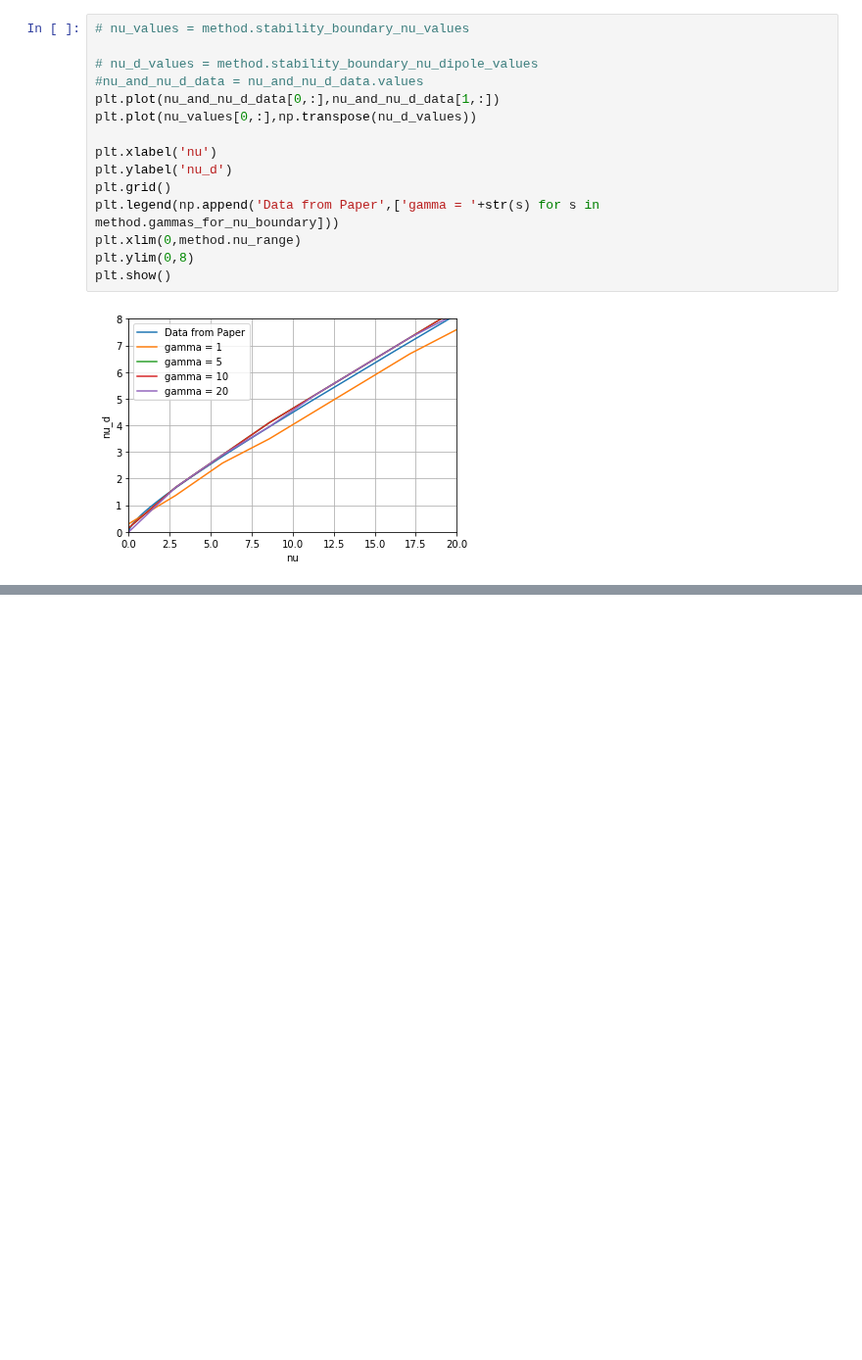
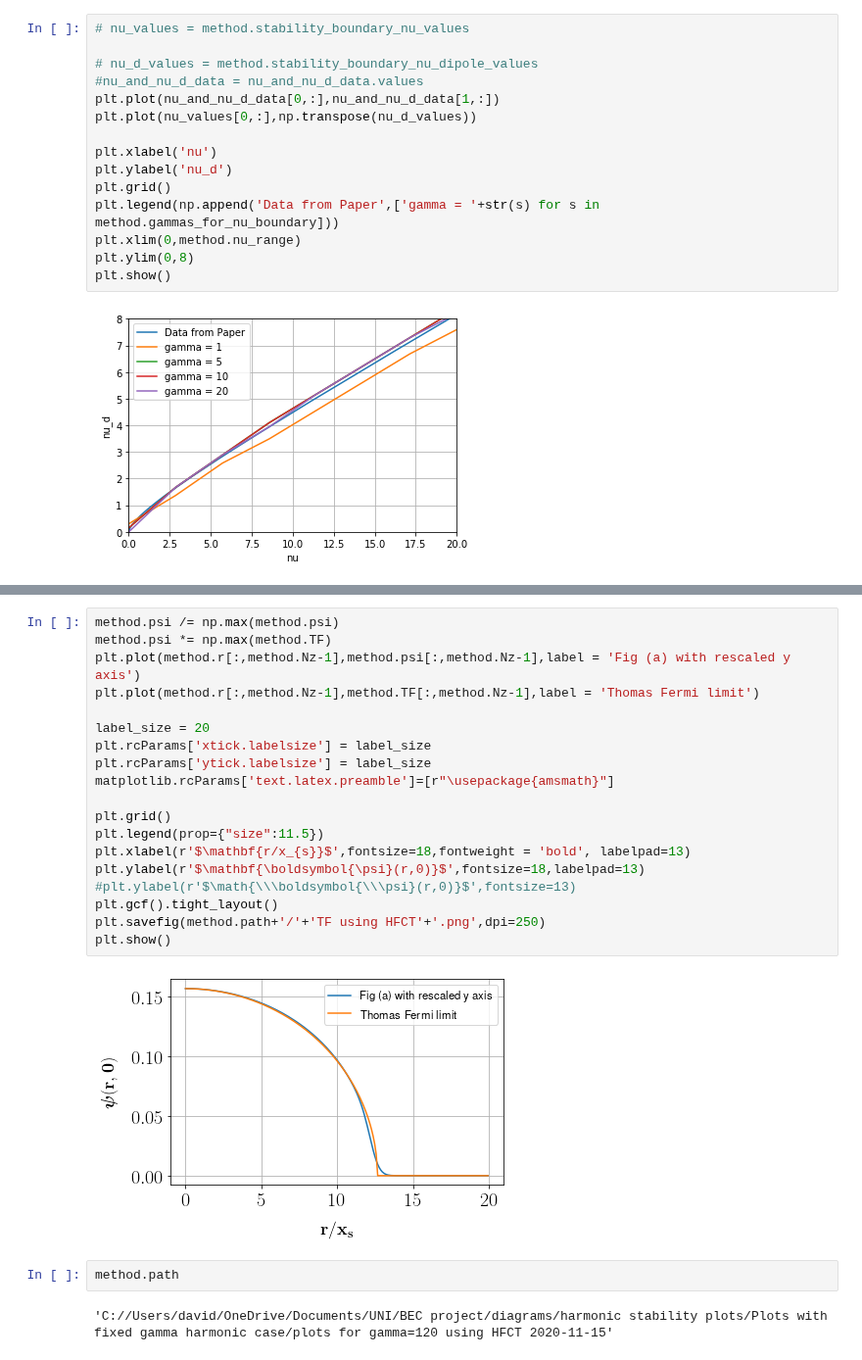
Before and after one commit to DavidStrachan1/BEC-of-dipolar-atoms-simulations, a Jupyter notebook: BEC project-checkpoint.ipynb, the cells around one changed output, grey strips where cells are left out. Shown at 98% size. Saved outputs shown, nothing was run; the diff lists cells and outputs as text; blank space fills up the shorter version.

```diff
--- a/BEC project-checkpoint.ipynb
+++ b/BEC project-checkpoint.ipynb
@@ -1211,0 +1455,25 @@ array([0.    , 0.0375, 0.075 , 0.1125, 0.15  , 0.1875, 0.225 , 0.2625,
+# %%
+method.psi /= np.max(method.psi)
+method.psi *= np.max(method.TF)
+plt.plot(method.r[:,method.Nz-1],method.psi[:,method.Nz-1],label = 'Fig (a) with rescaled y axis')
+plt.plot(method.r[:,method.Nz-1],method.TF[:,method.Nz-1],label = 'Thomas Fermi limit')
+
+label_size = 20
+plt.rcParams['xtick.labelsize'] = label_size
+plt.rcParams['ytick.labelsize'] = label_size
+matplotlib.rcParams['text.latex.preamble']=[r"\usepackage{amsmath}"]
+
+plt.grid()
+plt.legend(prop={"size":11.5})
+plt.xlabel(r'$\mathbf{r/x_{s}}$',fontsize=18,fontweight = 'bold', labelpad=13)
+plt.ylabel(r'$\mathbf{\boldsymbol{\psi}(r,0)}$',fontsize=18,labelpad=13)
+#plt.ylabel(r'$\math{\\\boldsymbol{\\\psi}(r,0)}$',fontsize=13)
+plt.gcf().tight_layout()
+plt.savefig(method.path+'/'+'TF using HFCT'+'.png',dpi=250)
+plt.show()
+# %% [output]
+[figure, added]
+# %%
+method.path
+# %% [output]
+'C://Users/david/OneDrive/Documents/UNI/BEC project/diagrams/harmonic stability plots/Plots with fixed gamma harmonic case/plots for gamma=120 using HFCT 2020-11-15'
```
Also changed, not shown: parts of 22 cells of this notebook.
